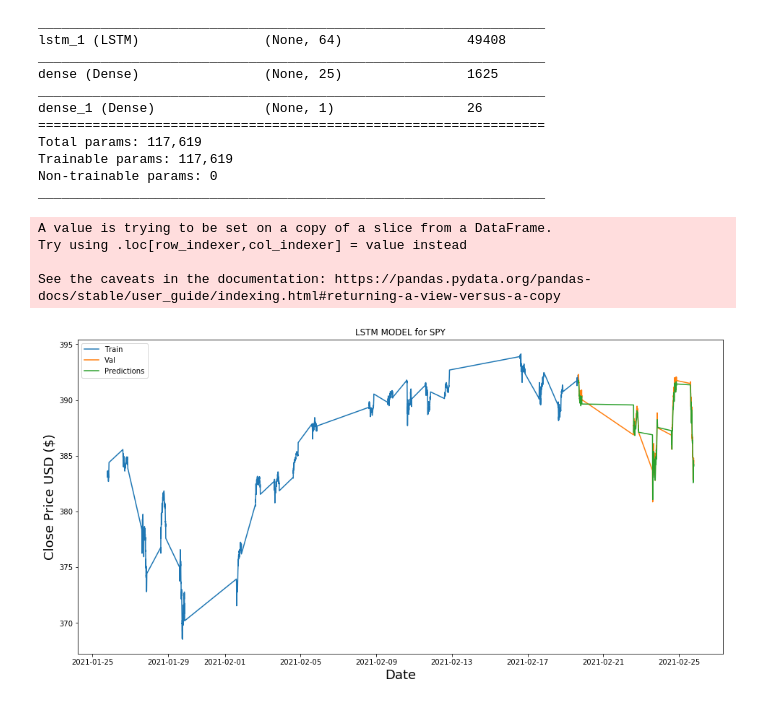
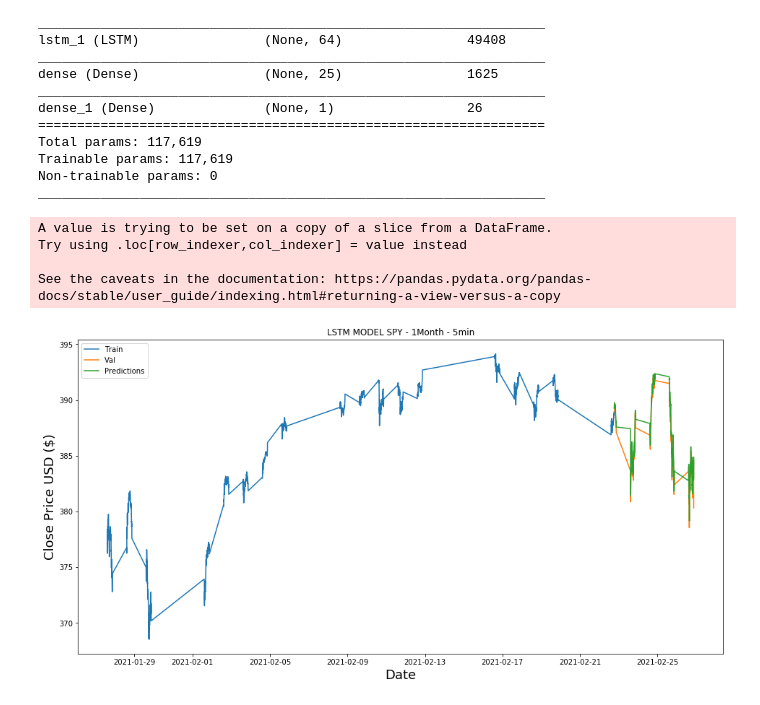
Before and after one commit to Banner10/Capstone, a Jupyter notebook: SPY_LSTM_1month_5min.ipynb, the cells around one changed output. Drawn from its saved outputs; the diff is of its cells as text; code cells hidden in the pictures.

```diff
--- a/SPY_LSTM_1month_5min.ipynb
+++ b/SPY_LSTM_1month_5min.ipynb
@@ -90,5 +101,5 @@ lstm_model.add(Dense(1))
 # %%
 #compile and fit
 lstm_model.compile(optimizer='adam',loss='mean_squared_error')
-lstm_model.fit(x_train,y_train,epochs=50,batch_size=32)
+lstm_model.fit(x_train,y_train,epochs=100,batch_size=32)
 # %% [output]
@@ -158,20 +169,20 @@ lstm_model.save("saved_model_1.h5")
 # %%
 # Plot the data
 train = data[:training_data_len]
 valid = data[training_data_len:]
 valid['Predictions'] = preds
 # Visualize the data
 plt.figure(figsize=(16,8))
-plt.title('LSTM MODEL for SPY')
+plt.title('LSTM MODEL SPY - 1Month - 5min')
 plt.xlabel('Date', fontsize=18)
 plt.ylabel('Close Price USD ($)', fontsize=18)
 plt.plot(train['Close'])
 plt.plot(valid[['Close', 'Predictions']])
 plt.legend(['Train', 'Val', 'Predictions'], loc='upper left')
 plt.show()
 # %% [output]
 A value is trying to be set on a copy of a slice from a DataFrame.
 Try using .loc[row_indexer,col_indexer] = value instead
 
 See the caveats in the documentation: https://pandas.pydata.org/pandas-docs/stable/user_guide/indexing.html#returning-a-view-versus-a-copy
-[figure, old version]
+[figure, new version]
```
Also changed, not shown: parts of 5 cells of this notebook, 16 other files.
